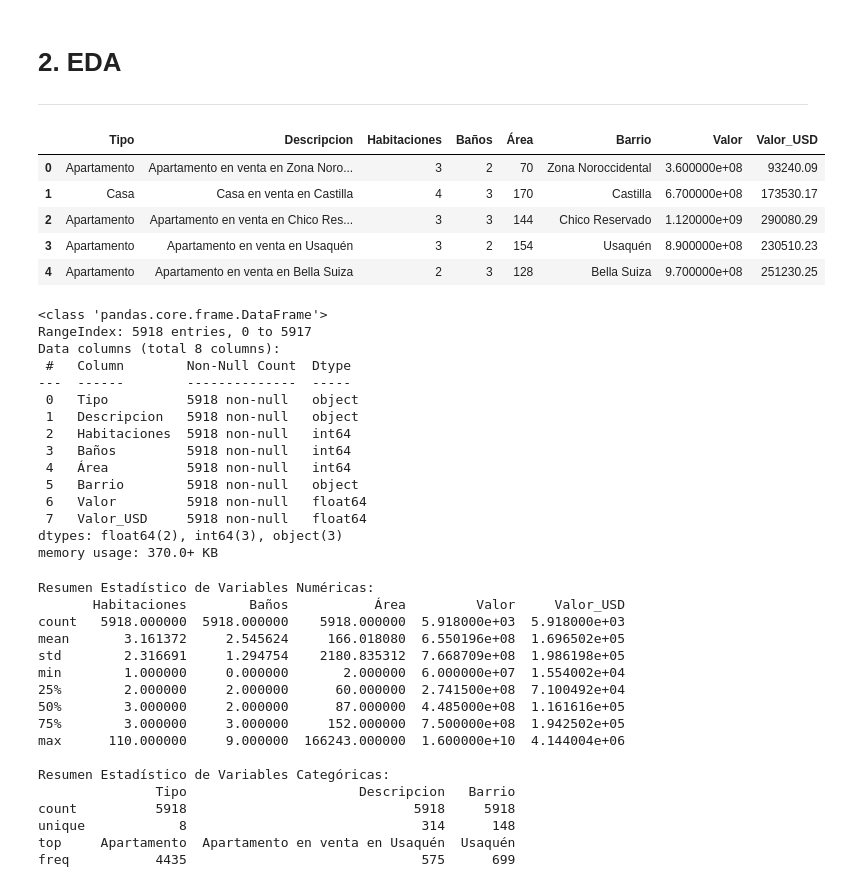
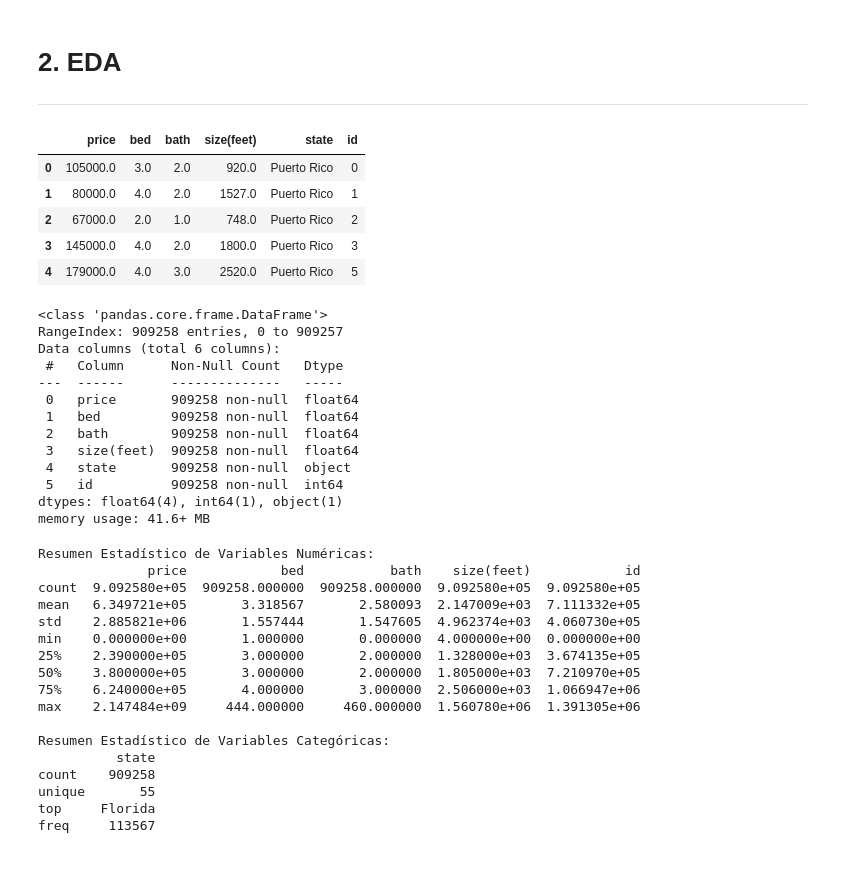
Before and after one commit to EdwinGarcia9/Housing-Prices, a Jupyter notebook: scripts/02_EDA.ipynb, the cells around one changed output. Saved outputs shown, nothing was run; the diff lists cells and outputs as text; code cells hidden in the pictures.

```diff
--- a/scripts/02_EDA.ipynb
+++ b/scripts/02_EDA.ipynb
@@ -15,38 +15,35 @@ import seaborn as sns
 
 ---
 # %%
-df_colombia_bogota = pd.read_csv('../data/colombia_bogota_limpio.csv', sep=';')
-df_colombia_bogota.head()
+df_usa = pd.read_csv('../data/usa_clean.csv', sep=';')
+df_usa.head()
 # %% [output]
-|  | Tipo | Descripcion | Habitaciones | Baños | Área | Barrio | Valor | Valor_USD |
-| 0 | Apartamento | Apartamento en venta en Zona Noro... | 3 | 2 | 70 | Zona Noroccidental | 3.600000e+08 | 93240.09 |
-| 1 | Casa | Casa en venta en Castilla | 4 | 3 | 170 | Castilla | 6.700000e+08 | 173530.17 |
-| 2 | Apartamento | Apartamento en venta en Chico Res... | 3 | 3 | 144 | Chico Reservado | 1.120000e+09 | 290080.29 |
-| 3 | Apartamento | Apartamento en venta en Usaquén | 3 | 2 | 154 | Usaquén | 8.900000e+08 | 230510.23 |
-| 4 | Apartamento | Apartamento en venta en Bella Suiza | 2 | 3 | 128 | Bella Suiza | 9.700000e+08 | 251230.25 |
+|  | price | bed | bath | size(feet) | state | id |
+| 0 | 105000.0 | 3.0 | 2.0 | 920.0 | Puerto Rico | 0 |
+| 1 | 80000.0 | 4.0 | 2.0 | 1527.0 | Puerto Rico | 1 |
+| 2 | 67000.0 | 2.0 | 1.0 | 748.0 | Puerto Rico | 2 |
+| 3 | 145000.0 | 4.0 | 2.0 | 1800.0 | Puerto Rico | 3 |
+| 4 | 179000.0 | 4.0 | 3.0 | 2520.0 | Puerto Rico | 5 |
 # %%
-df_colombia_bogota.info()
+df_usa.info()
 # %% [output]
 <class 'pandas.core.frame.DataFrame'>
-RangeIndex: 5918 entries, 0 to 5917
-Data columns (total 8 columns):
- #   Column        Non-Null Count  Dtype
----  ------        --------------  -----
- 0   Tipo          5918 non-null   object
- 1   Descripcion   5918 non-null   object
- 2   Habitaciones  5918 non-null   int64
- 3   Baños         5918 non-null   int64
- 4   Área          5918 non-null   int64
- 5   Barrio        5918 non-null   object
- 6   Valor         5918 non-null   float64
- 7   Valor_USD     5918 non-null   float64
-dtypes: float64(2), int64(3), object(3)
-memory usage: 370.0+ KB
+RangeIndex: 909258 entries, 0 to 909257
+Data columns (total 6 columns):
+ #   Column      Non-Null Count   Dtype
+---  ------      --------------   -----
+ 0   price       909258 non-null  float64
+ 1   bed         909258 non-null  float64
+ 2   bath        909258 non-null  float64
+ 3   size(feet)  909258 non-null  float64
+ 4   state       909258 non-null  object
+ 5   id          909258 non-null  int64
+dtypes: float64(4), int64(1), object(1)
+memory usage: 41.6+ MB
 # %%
-# Asumiendo que df_colombia_bogota ya está cargado
 # Resumen estadístico
-desc_numerico = df_colombia_bogota.describe()
-desc_categorico = df_colombia_bogota.describe(include=['object'])
+desc_numerico = df_usa.describe()
+desc_categorico = df_usa.describe(include=['object'])
 
 print("Resumen Estadístico de Variables Numéricas:")
 print(desc_numerico)
@@ -55,19 +52,19 @@ print("\nResumen Estadístico de Variables Categóricas:")
 print(desc_categorico)
 # %% [output]
 Resumen Estadístico de Variables Numéricas:
-       Habitaciones        Baños           Área         Valor     Valor_USD
-count   5918.000000  5918.000000    5918.000000  5.918000e+03  5.918000e+03
-mean       3.161372     2.545624     166.018080  6.550196e+08  1.696502e+05
-std        2.316691     1.294754    2180.835312  7.668709e+08  1.986198e+05
-min        1.000000     0.000000       2.000000  6.000000e+07  1.554002e+04
-25%        2.000000     2.000000      60.000000  2.741500e+08  7.100492e+04
-50%        3.000000     2.000000      87.000000  4.485000e+08  1.161616e+05
-75%        3.000000     3.000000     152.000000  7.500000e+08  1.942502e+05
-max      110.000000     9.000000  166243.000000  1.600000e+10  4.144004e+06
+              price            bed           bath    size(feet)            id
+count  9.092580e+05  909258.000000  909258.000000  9.092580e+05  9.092580e+05
+mean   6.349721e+05       3.318567       2.580093  2.147009e+03  7.111332e+05
+std    2.885821e+06       1.557444       1.547605  4.962374e+03  4.060730e+05
+min    0.000000e+00       1.000000       0.000000  4.000000e+00  0.000000e+00
+25%    2.390000e+05       3.000000       2.000000  1.328000e+03  3.674135e+05
+50%    3.800000e+05       3.000000       2.000000  1.805000e+03  7.210970e+05
+75%    6.240000e+05       4.000000       3.000000  2.506000e+03  1.066947e+06
+max    2.147484e+09     444.000000     460.000000  1.560780e+06  1.391305e+06
 
 Resumen Estadístico de Variables Categóricas:
-               Tipo                      Descripcion   Barrio
-count          5918                             5918     5918
-unique            8                              314      148
-top     Apartamento  Apartamento en venta en Usaquén  Usaquén
-freq           4435                              575      699
+          state
+count    909258
+unique       55
+top     Florida
+freq     113567
```
Also changed, not shown: parts of 10 cells of this notebook, 2 other files.
